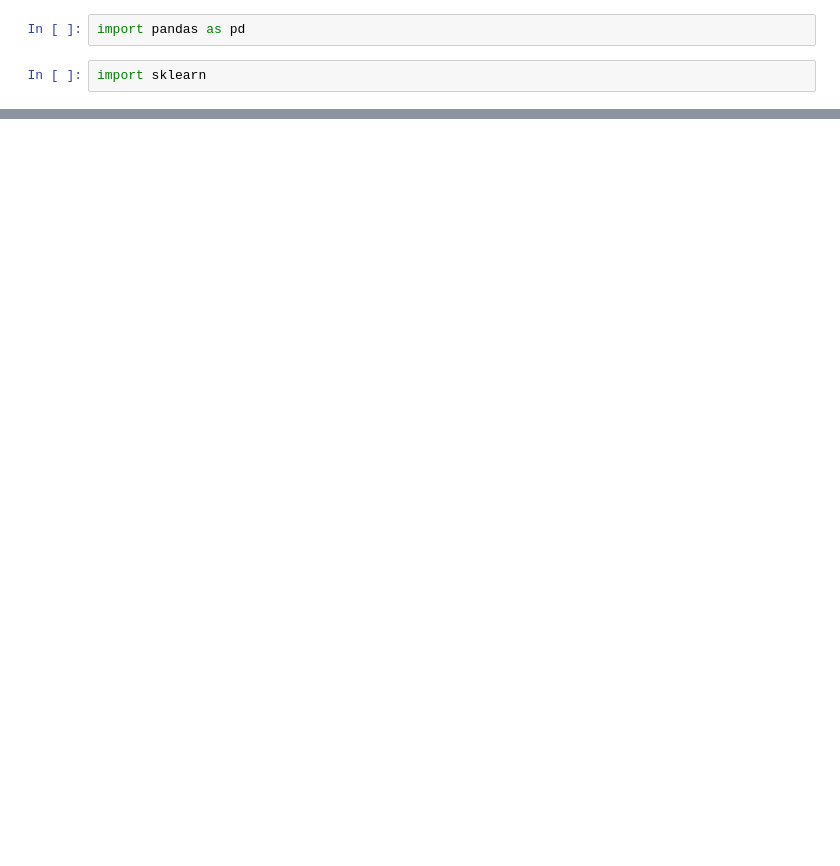
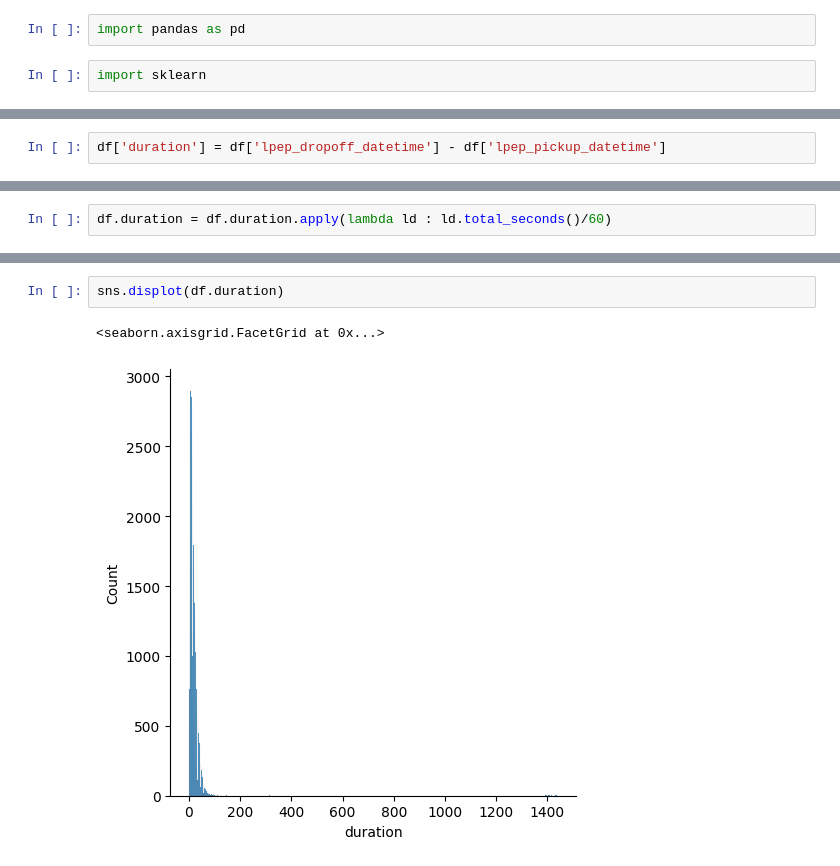
Before and after one commit to ambideXtrous9/MLOps, a Jupyter notebook: 01-intro/intro.ipynb, the cells around one changed output, grey strips where cells are left out. Saved outputs shown, nothing was run; the diff lists cells and outputs as text; blank space fills up the shorter version.

```diff
--- a/01-intro/intro.ipynb
+++ b/01-intro/intro.ipynb
@@ -24,0 +49,2 @@ df
+# %%
+df['duration'] = df['lpep_dropoff_datetime'] - df['lpep_pickup_datetime']
@@ -24,0 +61,2 @@ df
+# %%
+df.duration = df.duration.apply(lambda ld : ld.total_seconds()/60)
@@ -24,0 +73,5 @@ df
+# %%
+sns.displot(df.duration)
+# %% [output]
+<seaborn.axisgrid.FacetGrid at 0x...>
+[figure, added]
```
Also changed, not shown: parts of 42 cells of this notebook.
